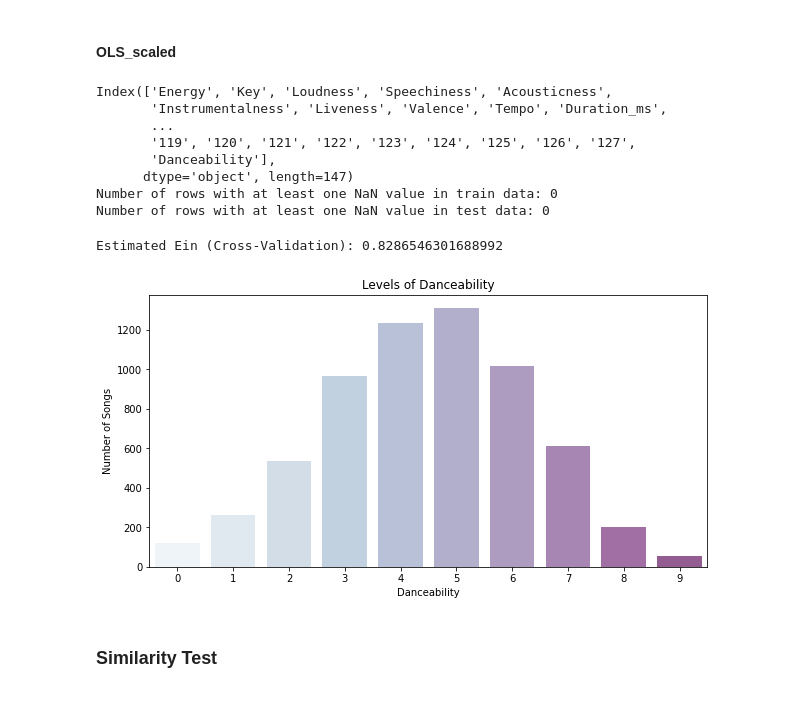
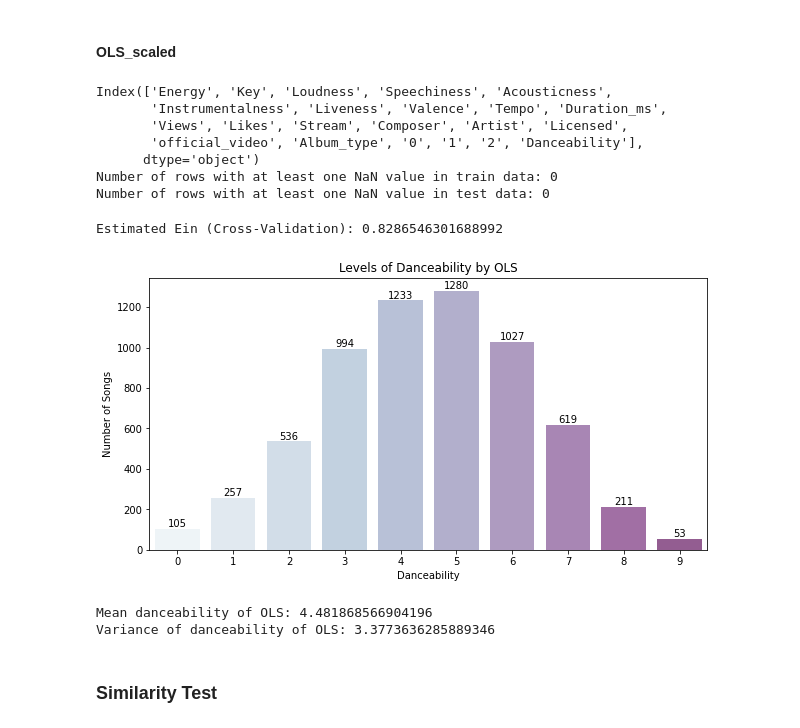
Before and after one commit to ouyang-yang/HTML, a Jupyter notebook: similarity.ipynb, the cells around one changed output. Cells and saved outputs as stored; diff of their text form; code cells hidden in the pictures.

```diff
--- a/similarity.ipynb
+++ b/similarity.ipynb
@@ -13,8 +13,8 @@ import random
 # %%
 df_tr0 = pd.read_csv("ML_FP_train.csv") # 原始資料
 df_t0 = pd.read_csv("ML_FP_test.csv") # 原始資料
-df_tr = pd.read_csv("train_ouo_bert.csv")
-df_t = pd.read_csv("test_ouo_bert.csv")
+df_tr = pd.read_csv("train_ouo_bert_pca3.csv")
+df_t = pd.read_csv("test_ouo_bert_pca3.csv")
 
 df_tr['Danceability'] = df_tr0['Danceability']
 df_t['id'] = df_t0['id']
@@ -28,10 +28,9 @@ print("Number of rows with at least one NaN value in test data:", count_t)
 # %% [output]
 Index(['Energy', 'Key', 'Loudness', 'Speechiness', 'Acousticness',
        'Instrumentalness', 'Liveness', 'Valence', 'Tempo', 'Duration_ms',
-       ...
-       '119', '120', '121', '122', '123', '124', '125', '126', '127',
-       'Danceability'],
-      dtype='object', length=147)
+       'Views', 'Likes', 'Stream', 'Composer', 'Artist', 'Licensed',
+       'official_video', 'Album_type', '0', '1', '2', 'Danceability'],
+      dtype='object')
 Number of rows with at least one NaN value in train data: 0
 Number of rows with at least one NaN value in test data: 0
 # %%
@@ -98,13 +97,26 @@ Estimated Ein (Cross-Validation): 0.8286546301688992
 # %%
 ols_sc_rb_t["Danceability"] = ols_sc_rb_t["Danceability"].astype("category")
 # Target Variable Countplot
 plt.figure(figsize = (10, 5))
-sns.countplot(data=ols_sc_rb_t, x="Danceability", alpha = .70, palette = "BuPu")
-plt.title("Levels of Danceability")
+ax = sns.countplot(data=ols_sc_rb_t, x="Danceability", alpha = .70, palette = "BuPu")
+plt.title("Levels of Danceability by OLS")
 plt.ylabel("Number of Songs")
+
+# Add x-label onto each bar
+for p in ax.patches:
+    ax.annotate(format(p.get_height(), '.0f'), (p.get_x() + p.get_width() / 2, p.get_height()), ha = 'center', va = 'bottom')
+
 plt.show()
+
+ols_sc_rb_t["Danceability_numeric"] = ols_sc_rb_t["Danceability"].cat.codes
+danceability_mean = ols_sc_rb_t["Danceability_numeric"].mean()
+danceability_variance = ols_sc_rb_t["Danceability_numeric"].var()
+print("Mean danceability of OLS:", danceability_mean)
+print("Variance of danceability of OLS:", danceability_variance)
 # %% [output]
-[figure, old version]
+[figure, new version]
+Mean danceability of OLS: 4.481868566904196
+Variance of danceability of OLS: 3.3773636285889346
 # %% [markdown]
 ### Similarity Test
 # %%
```
Also changed, not shown: parts of 7 cells of this notebook, 22 other files.
